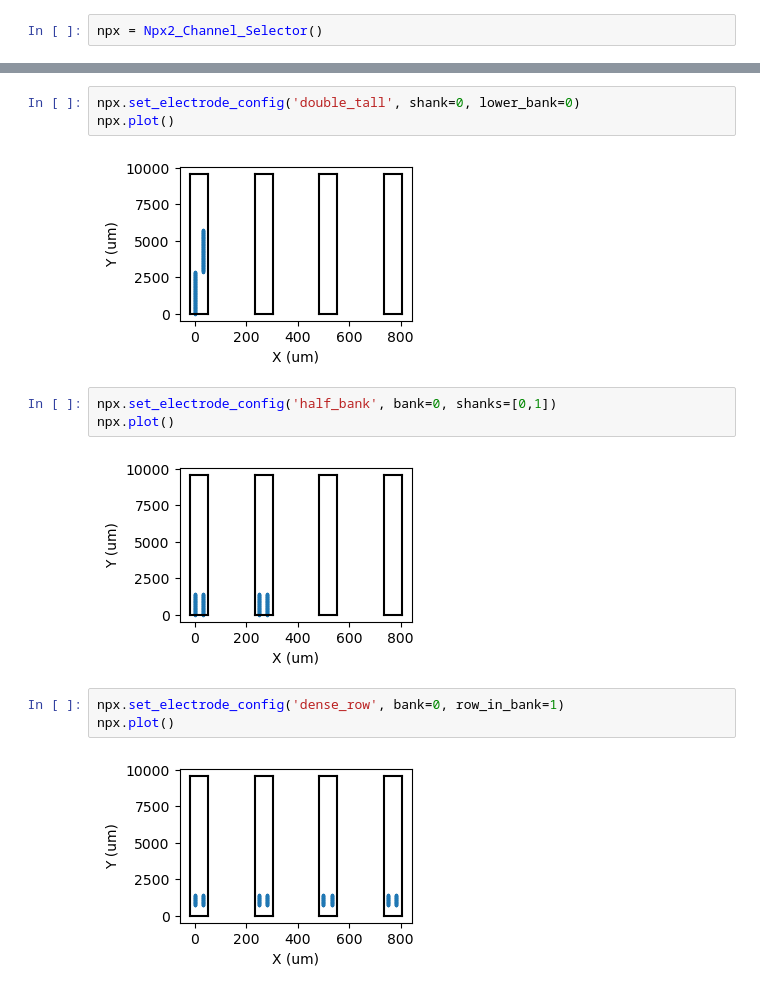
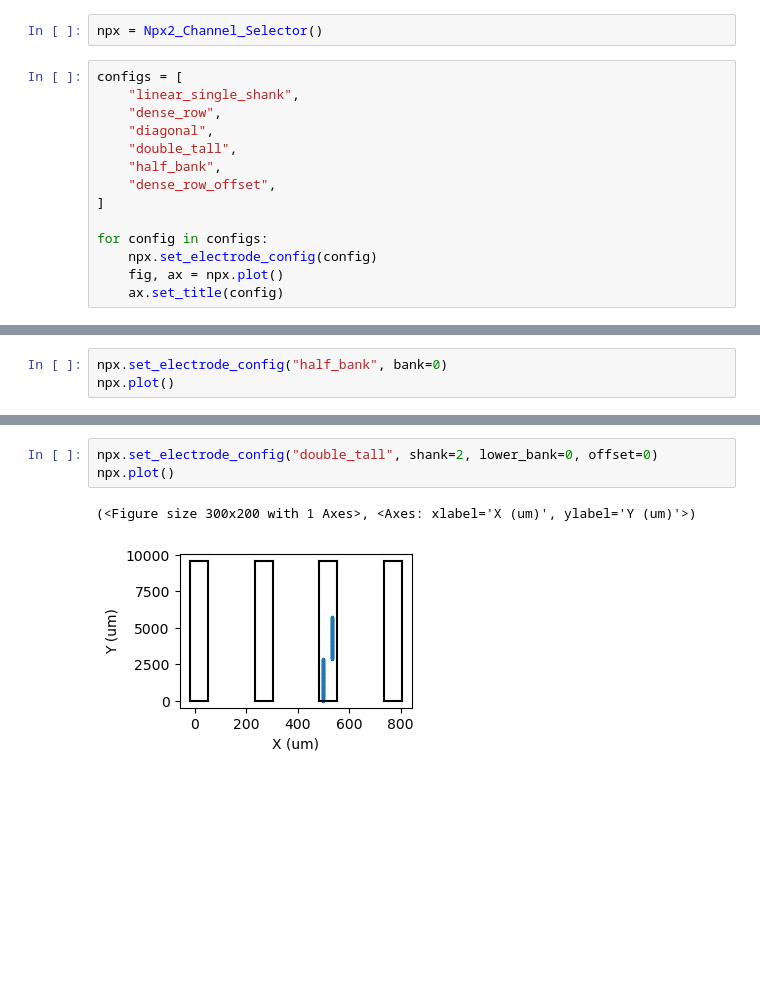
Before and after one commit to jonahpearl/oe_npx_select_channels, a Jupyter notebook: oe_npx_select_channels.ipynb, the cells around one changed output, grey strips where cells are left out. Drawn from its saved outputs; the diff is of its cells as text; blank space fills up the shorter version.

```diff
--- a/oe_npx_select_channels.ipynb
+++ b/oe_npx_select_channels.ipynb
@@ -9,2 +14,16 @@ from oe_npx_selector.npx_selector import Npx2_Channel_Selector
 # %%
 npx = Npx2_Channel_Selector()
+# %%
+configs = [
+    "linear_single_shank",
+    "dense_row",
+    "diagonal",
+    "double_tall",
+    "half_bank",
+    "dense_row_offset",
+]
+
+for config in configs:
+    npx.set_electrode_config(config)
+    fig, ax = npx.plot()
+    ax.set_title(config)
@@ -10,0 +37,3 @@ npx = Npx2_Channel_Selector()
+# %%
+npx.set_electrode_config("half_bank", bank=0)
+npx.plot()
@@ -11,15 +43,6 @@ npx = Npx2_Channel_Selector()
 # %%
-npx.set_electrode_config('double_tall', shank=0, lower_bank=0)
+npx.set_electrode_config("double_tall", shank=2, lower_bank=0, offset=0)
 npx.plot()
 # %% [output]
+(<Figure size 300x200 with 1 Axes>, <Axes: xlabel='X (um)', ylabel='Y (um)'>)
-[figure, old version]
+[figure, new version]
-# %%
-npx.set_electrode_config('half_bank', bank=0, shanks=[0,1])
-npx.plot()
-# %% [output]
-[figure, removed]
-# %%
-npx.set_electrode_config('dense_row', bank=0, row_in_bank=1)
-npx.plot()
-# %% [output]
-[figure, removed]
```
Also changed, not shown: parts of 16 cells of this notebook, 1 other file.
